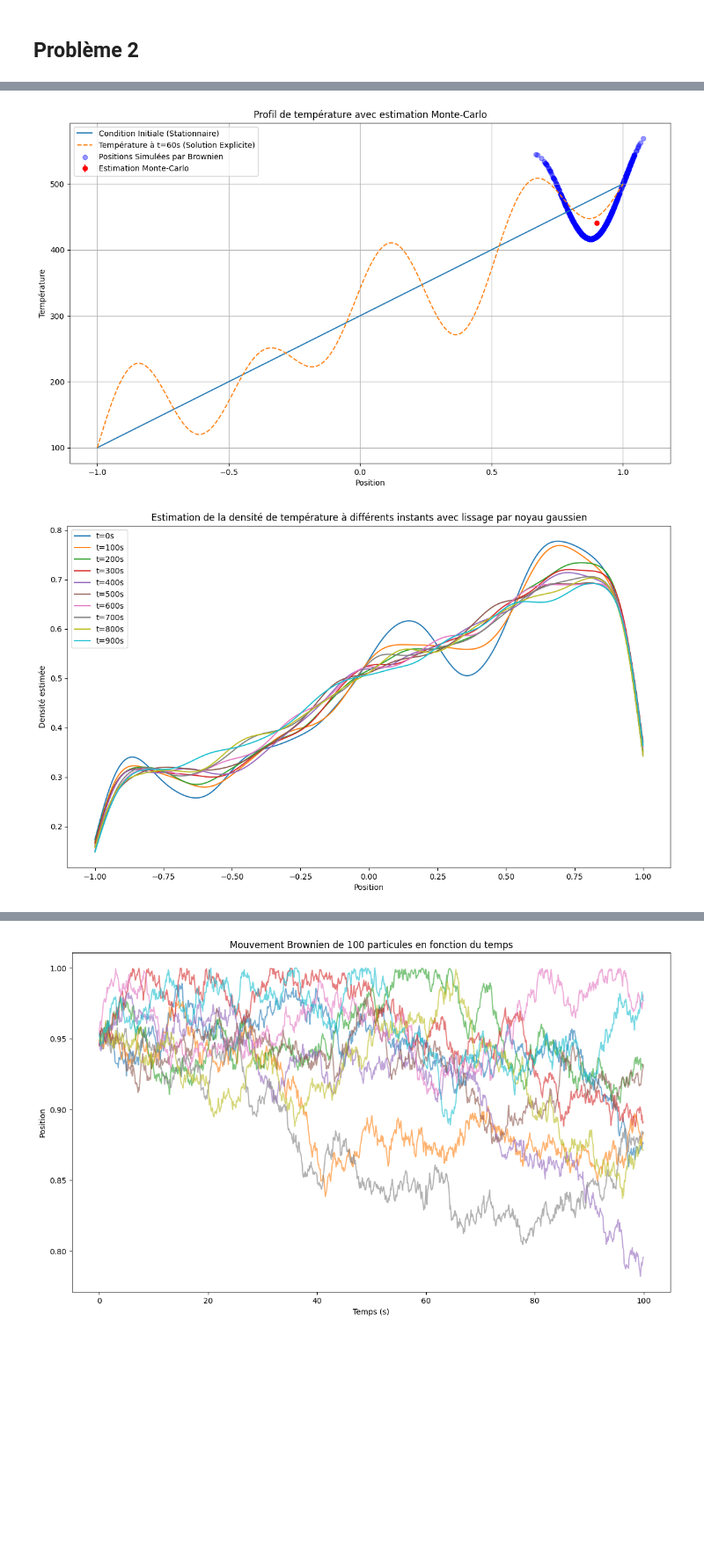
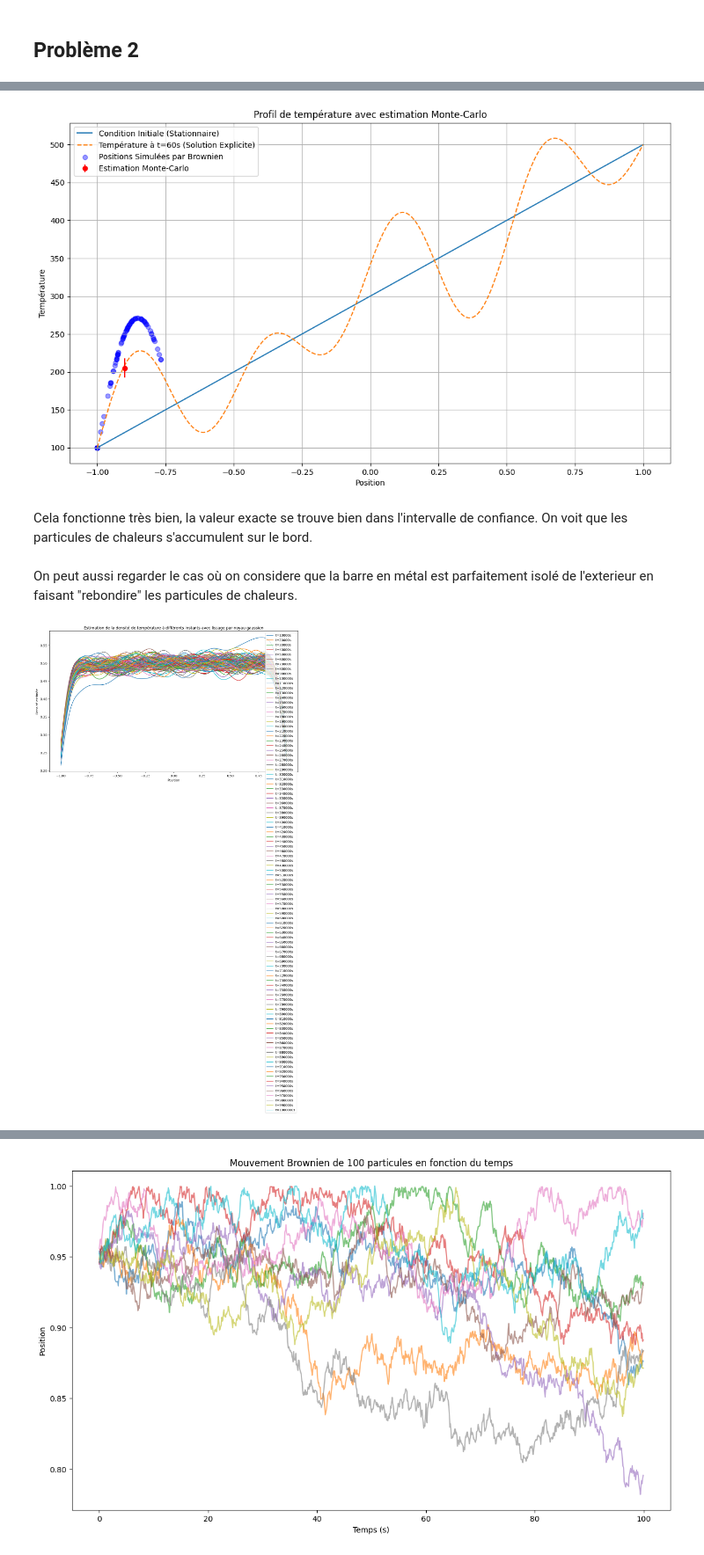
Before and after one commit to malayaan/calcul_sto, a Jupyter notebook: td1/tp_paul.Ipynb, the cells around one changed output, grey strips where cells are left out. Shown at 88% size. Saved outputs shown, nothing was run; the diff lists cells and outputs as text; code cells hidden in the pictures; blank space fills up the shorter version.

```diff
--- a/td1/tp_paul.Ipynb
+++ b/td1/tp_paul.Ipynb
@@ -290,8 +289,6 @@ Cela démontre que l'estimation Monte-Carlo est consistante et que l'intervalle
 
 ### Partie 2
 # %%
-import numpy as np
-import matplotlib.pyplot as plt
 from scipy.stats import gaussian_kde
 
 # Définition des paramètres de la distribution normale
@@ -301,8 +298,8 @@ p = 0.5  # Probabilité de choisir la première distribution (Bernoulli)
 
 # Nombre de simulations pour l'estimation Monte-Carlo
 N = 10000
-t_final = 500  # Temps final
-dt = 50  # Pas de temps
+t_final = 100  # Temps final
+dt = 5  # Pas de temps
 num_timesteps = int(t_final / dt)  # Nombre d'instants de temps
 
 # Initialiser le tableau pour stocker les positions des particules à chaque instant
@@ -370,7 +367,7 @@ n2 = 8
 Theta_1 = 50
 Theta_2 = 100
 t = 60  # Temps où estimer la température
-x = 0.9   # Position où estimer la température
+x = -0.9   # Position où estimer la température
 
 # Fonction pour la solution stationnaire
 def theta_stationnaire(x, theta_a, theta_b, a, b):
@@ -378,6 +375,10 @@ def theta_stationnaire(x, theta_a, theta_b, a, b):
 
 # Fonction pour la température initiale
 def theta_initiale(x, theta_a, theta_b, a, b, n1, n2):
+    if x<=-a:
+        return theta_a
+    if x>=b:
+        return theta_b
     return theta_stationnaire(x, theta_a, theta_b, a, b) + \
            Theta_1 * np.sin(2 * np.pi * n1 * (x + a) / (2 * (b + a))) + \
            Theta_2 * np.sin(2 * np.pi * n2 * (x + a) / (2 * (b + a)))
@@ -397,11 +398,13 @@ def brownian_motion(n0, x0, sigma, t, a, b):
     dt = t / n0  # Calcul du pas de temps
 
     for _ in range(n0):
-        if position <= -a or position >= b:
-            # Si la position atteint -a ou b, elle reste constante
-            break
+        if position <= -a:
+            return -a
+        if position >= b:
+            return b
+        else:
         # Simulation du mouvement brownien avec ajustement de la variance
-        position += np.random.normal(0, sigma * np.sqrt(dt))
+            position += np.random.normal(0, sigma * np.sqrt(dt))
 
     return position
 
@@ -425,9 +428,13 @@ def monte_carlo_temperature(N, t, x, theta_a, theta_b, a, b, n1, n2, sigma,n0):
 
     return mean_theta, confidence_interval
 
+
 # Nombre de simulations pour l'estimation Monte-Carlo
-N = 10000
-n0= 10
+N = 100
+
+
+#nombre de découpe dans la marche aléatoire
+n0= 100
 # Calcul de la température par Monte-Carlo et par la solution explicite
 mean_theta_monte_carlo, confidence_interval_monte_carlo = monte_carlo_temperature(
     N, t, x, theta_a, theta_b, a, b, n1, n2, sigma,n0)
@@ -447,7 +459,6 @@ temp_profile_stationnaire = [theta_stationnaire(x, theta_a, theta_b, a, b) for x
 temp_profile_t60 = [theta_explicite(t, x, theta_a, theta_b, a, b, n1, n2, sigma) for x in x_values]
 
 # Simulation des positions finales pour la méthode Monte-Carlo
-N = 1000  # Nombre de simulations pour Monte-Carlo pour affichage
 brownian_positions = [brownian_motion(n0, x, sigma, t, a, b) for _ in range(N)]
 
 # Création du graphique
@@ -472,7 +483,11 @@ plt.legend()
 plt.grid(True)
 plt.show()
 # %% [output]
-[figure, old version]
+[figure, new version]
+# %% [markdown]
+Cela fonctionne très bien, la valeur exacte se trouve bien dans l'intervalle de confiance. On voit que les particules de chaleurs s'accumulent sur le bord.
+# %% [markdown]
+On peut aussi regarder le cas où on considere que la barre en métal est parfaitement isolé de l'exterieur en faisant "rebondire" les particules de chaleurs.
 # %%
 # Définition des paramètres du problème
 (a,b)=(1,1)
@@ -483,7 +498,7 @@ n1 = 5
 n2 = 8
 Theta_1 = 50
 Theta_2 = 100
-t = 60  # Temps où estimer la température
+t = 200  # Temps où estimer la température
 x = 0   # Position où estimer la température
 
 # Fonction pour la solution stationnaire
@@ -507,8 +522,8 @@ def theta_explicite(t, x, theta_a, theta_b, a, b, n1, n2, sigma):
 
 # Paramètres pour la simulation
 N = 10000  # Nombre de particules
-t_final = 1000  # Temps final
-dt = 100  # Pas de temps en secondes
+t_final = 1000000  # Temps final
+dt = int(t_final/100)  # Pas de temps en secondes
 num_timesteps = t_final // dt  # Nombre d'instants de temps
 
 # Initialiser les positions des particules selon la température initiale
@@ -528,32 +543,32 @@ for t in range(num_timesteps):
 
     # Réflexion au bord du domaine
     positions = np.where(positions < -a, -2*a - positions, positions)
     positions = np.where(positions > b, 2*b - positions, positions)
 
     # Enregistrer les positions
     particle_paths[:, t] = positions
 
 # Fonction pour effectuer le lissage par noyau gaussien
 def estimate_density(positions, x_values, bandwidth=0.1):
     kde = gaussian_kde(positions, bw_method=bandwidth)
     return kde(x_values)
 
 # Affichage des résultats
 plt.figure(figsize=(14, 8))
 
 # Créer une plage de positions pour l'évaluation de la densité
 x_values = np.linspace(-a, b, 1000)
 bandwidth = 0.12  # Largeur de noyau gaussien
 
 # Estimation de la densité à chaque instant et affichage
 for t in range(num_timesteps):
     density = estimate_density(particle_paths[:, t], x_values, bandwidth)
-    plt.plot(x_values, density, label=f't={t*dt}s')
+    plt.plot(x_values, density, label=f't={t*dt+dt}s')
 
 plt.title('Estimation de la densité de température à différents instants avec lissage par noyau gaussien')
 plt.xlabel('Position')
 plt.ylabel('Densité estimée')
 plt.legend()
 plt.show()
 # %% [output]
-[figure, old version]
+[figure, new version]
```
Also changed, not shown: parts of 12 cells of this notebook, 2 other files.
